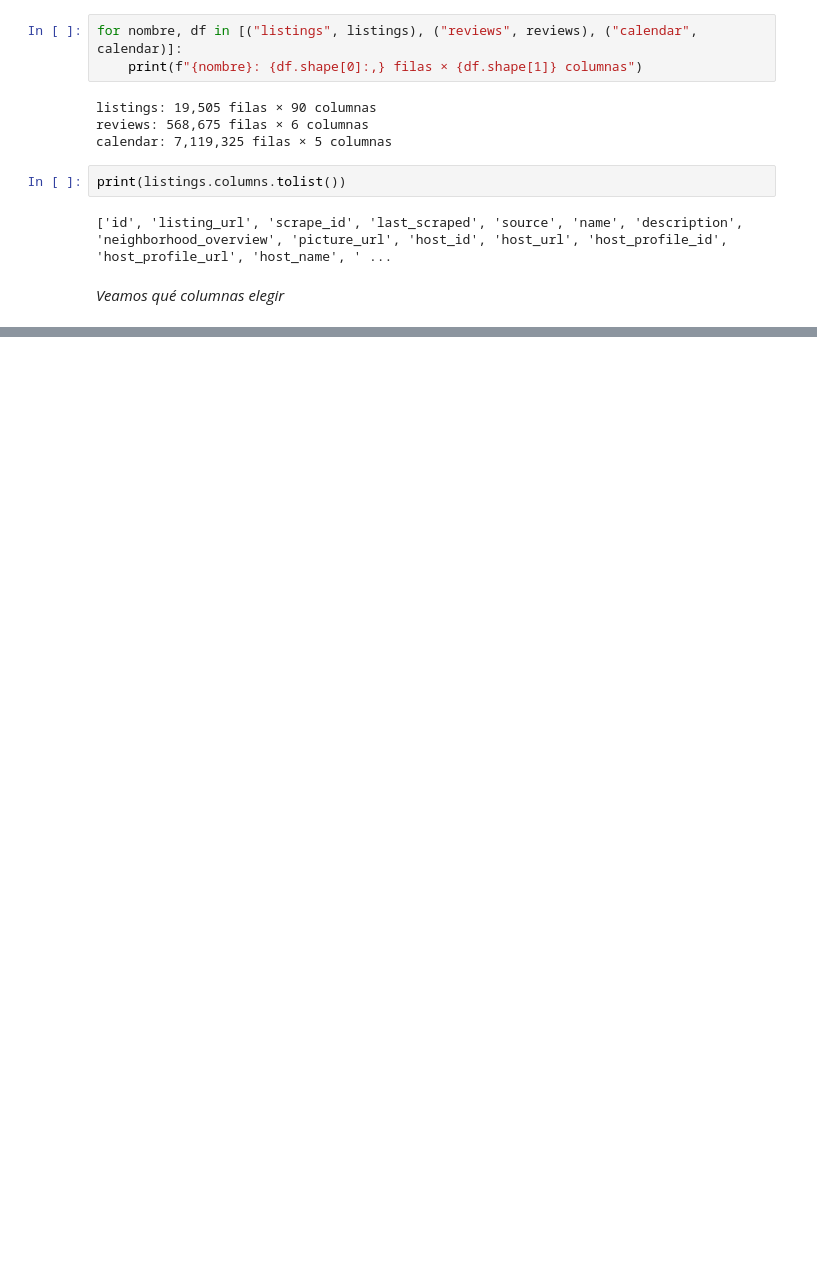
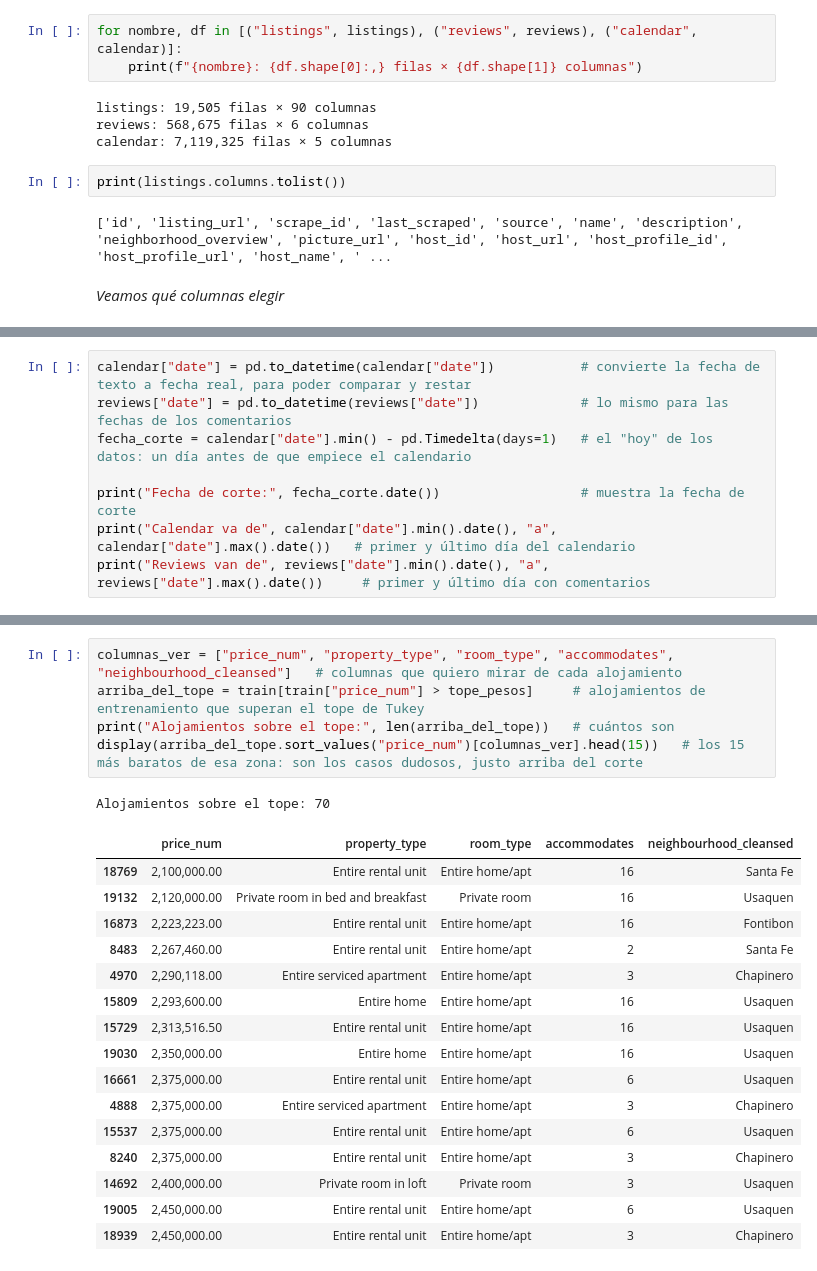
Before and after one commit to AndresMoreiraF/proyecto-airbnb, a Jupyter notebook: notebooks/exploracion.ipynb, the cells around one changed output, grey strips where cells are left out. Saved outputs shown, nothing was run; the diff lists cells and outputs as text; blank space fills up the shorter version.

```diff
--- a/notebooks/exploracion.ipynb
+++ b/notebooks/exploracion.ipynb
@@ -87,0 +254,8 @@ print(listings.columns.tolist())
+# %%
+calendar["date"] = pd.to_datetime(calendar["date"])           # convierte la fecha de texto a fecha real, para poder comparar y restar
+reviews["date"] = pd.to_datetime(reviews["date"])             # lo mismo para las fechas de los comentarios
+fecha_corte = calendar["date"].min() - pd.Timedelta(days=1)   # el "hoy" de los datos: un día antes de que empiece el calendario
+
+print("Fecha de corte:", fecha_corte.date())                  # muestra la fecha de corte
+print("Calendar va de", calendar["date"].min().date(), "a", calendar["date"].max().date())   # primer y último día del calendario
+print("Reviews van de", reviews["date"].min().date(), "a", reviews["date"].max().date())     # primer y último día con comentarios
@@ -87,0 +416,23 @@ print(listings.columns.tolist())
+# %%
+columnas_ver = ["price_num", "property_type", "room_type", "accommodates", "neighbourhood_cleansed"]   # columnas que quiero mirar de cada alojamiento
+arriba_del_tope = train[train["price_num"] > tope_pesos]     # alojamientos de entrenamiento que superan el tope de Tukey
+print("Alojamientos sobre el tope:", len(arriba_del_tope))   # cuántos son
+display(arriba_del_tope.sort_values("price_num")[columnas_ver].head(15))   # los 15 más baratos de esa zona: son los casos dudosos, justo arriba del corte
+# %% [output]
+Alojamientos sobre el tope: 70
+|  | price_num | property_type | room_type | accommodates | neighbourhood_cleansed |
+| 18769 | 2,100,000.00 | Entire rental unit | Entire home/apt | 16 | Santa Fe |
+| 19132 | 2,120,000.00 | Private room in bed and breakfast | Private room | 16 | Usaquen |
+| 16873 | 2,223,223.00 | Entire rental unit | Entire home/apt | 16 | Fontibon |
+| 8483 | 2,267,460.00 | Entire rental unit | Entire home/apt | 2 | Santa Fe |
+| 4970 | 2,290,118.00 | Entire serviced apartment | Entire home/apt | 3 | Chapinero |
+| 15809 | 2,293,600.00 | Entire home | Entire home/apt | 16 | Usaquen |
+| 15729 | 2,313,516.50 | Entire rental unit | Entire home/apt | 16 | Usaquen |
+| 19030 | 2,350,000.00 | Entire home | Entire home/apt | 16 | Usaquen |
+| 16661 | 2,375,000.00 | Entire rental unit | Entire home/apt | 6 | Usaquen |
+| 4888 | 2,375,000.00 | Entire serviced apartment | Entire home/apt | 3 | Chapinero |
+| 15537 | 2,375,000.00 | Entire rental unit | Entire home/apt | 6 | Usaquen |
+| 8240 | 2,375,000.00 | Entire rental unit | Entire home/apt | 3 | Chapinero |
+| 14692 | 2,400,000.00 | Private room in loft | Private room | 3 | Usaquen |
+| 19005 | 2,450,000.00 | Entire rental unit | Entire home/apt | 6 | Usaquen |
+| 18939 | 2,450,000.00 | Entire rental unit | Entire home/apt | 3 | Chapinero |
```
Also changed, not shown: parts of 56 cells of this notebook, 1 other file.
